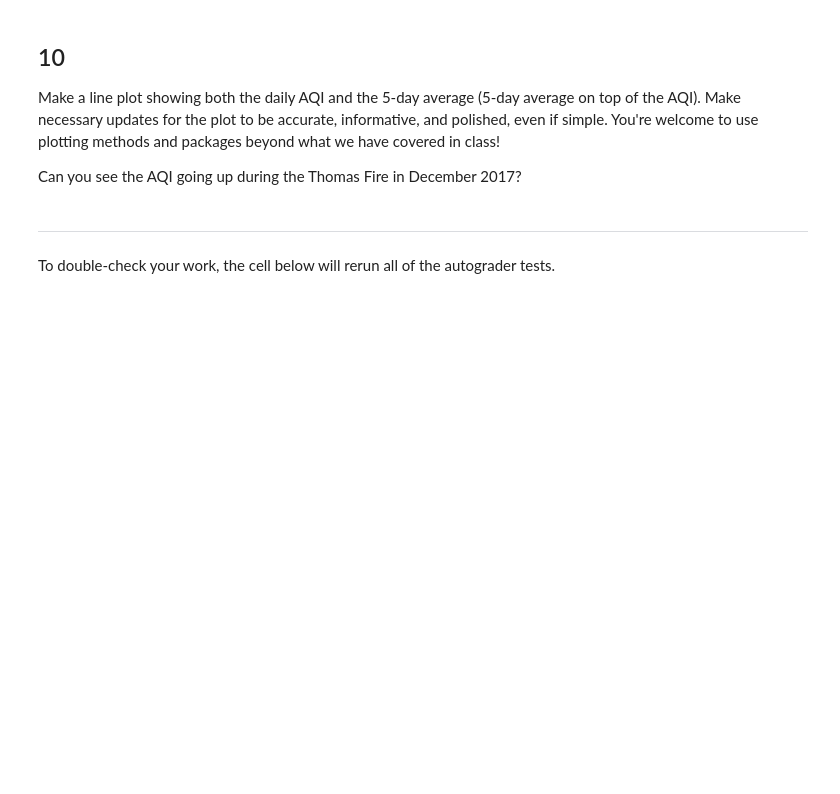
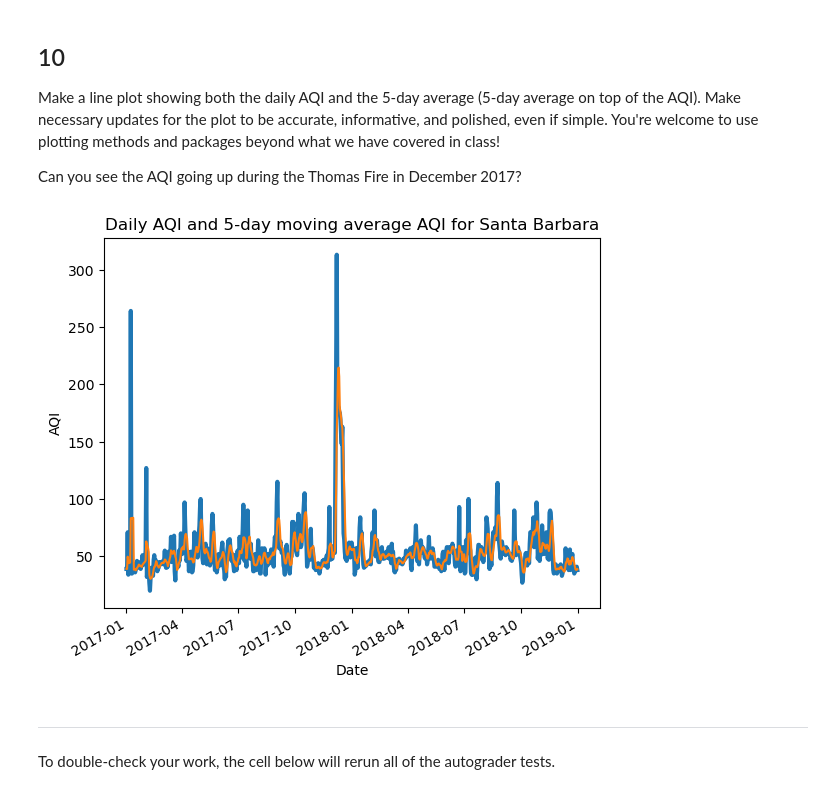
Before and after one commit to lsdixit/eds220-hwk2, a Jupyter notebook: task3/hwk2-task3-aqi.ipynb, the cells around one changed output. Drawn from its saved outputs; the diff is of its cells as text; code cells hidden in the pictures; blank space fills up the shorter version.

Commit message:
Plot daily AQI and 5-day moving average

```diff
--- a/task3/hwk2-task3-aqi.ipynb
+++ b/task3/hwk2-task3-aqi.ipynb
@@ -360,0 +346,3 @@ aqi_sb
+# %%
+aqi_sb['five_day_average'] = rolling_average
+aqi_sb
@@ -385,6 +372,26 @@ q9 results:
 Make a line plot showing both the daily AQI and the 5-day average (5-day average on top of the AQI). Make necessary updates for the plot to be accurate, informative, and polished, even if simple. You're welcome to use plotting methods and packages beyond what we have covered in class!
 
 Can you see the AQI going up during the Thomas Fire in December 2017?
+# %%
+# Initialize plot
+fig, ax = plt.subplots(1, 1)
+
+# Create line plots for both columns
+plt.plot(aqi_sb.aqi, linewidth = 3, color = )
+plt.plot(aqi_sb.five_day_average)
+
+# Edit axes labels
+plt.xlabel("Date")
+plt.ylabel("AQI")
+# Add title
+plt.title("Daily AQI and 5-day moving average AQI for Santa Barbara")
+
+# Adjust axes ticks to be more readable
+# Code from https://matplotlib.org/stable/gallery/text_labels_and_annotations/date.html
+for label in ax.get_xticklabels(which='major'):
+    label.set(rotation=30, horizontalalignment='right')
+# %% [output]
+[figure, added]
 # %% [markdown]
 ---
 
```
Also changed, not shown: parts of 5 cells of this notebook.
